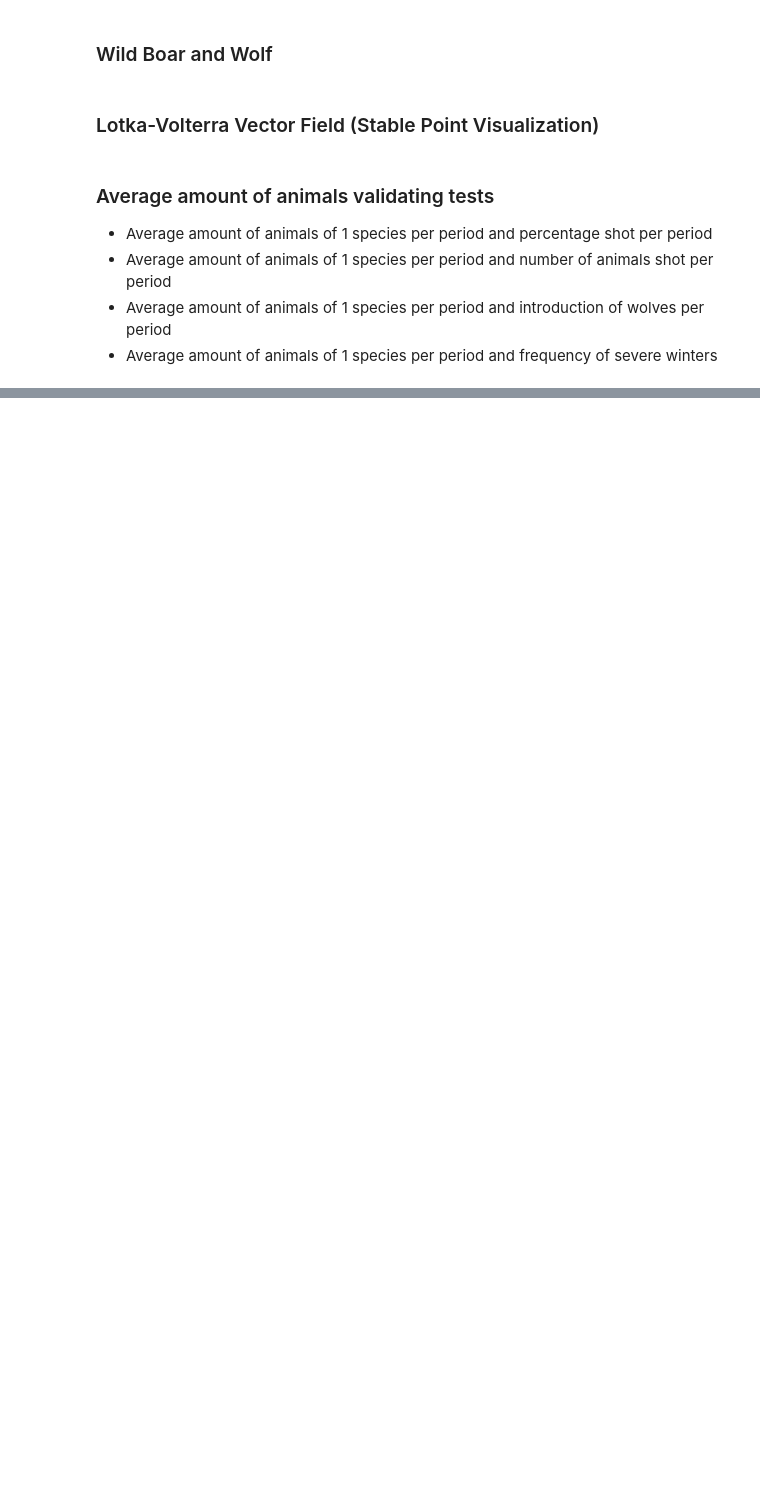
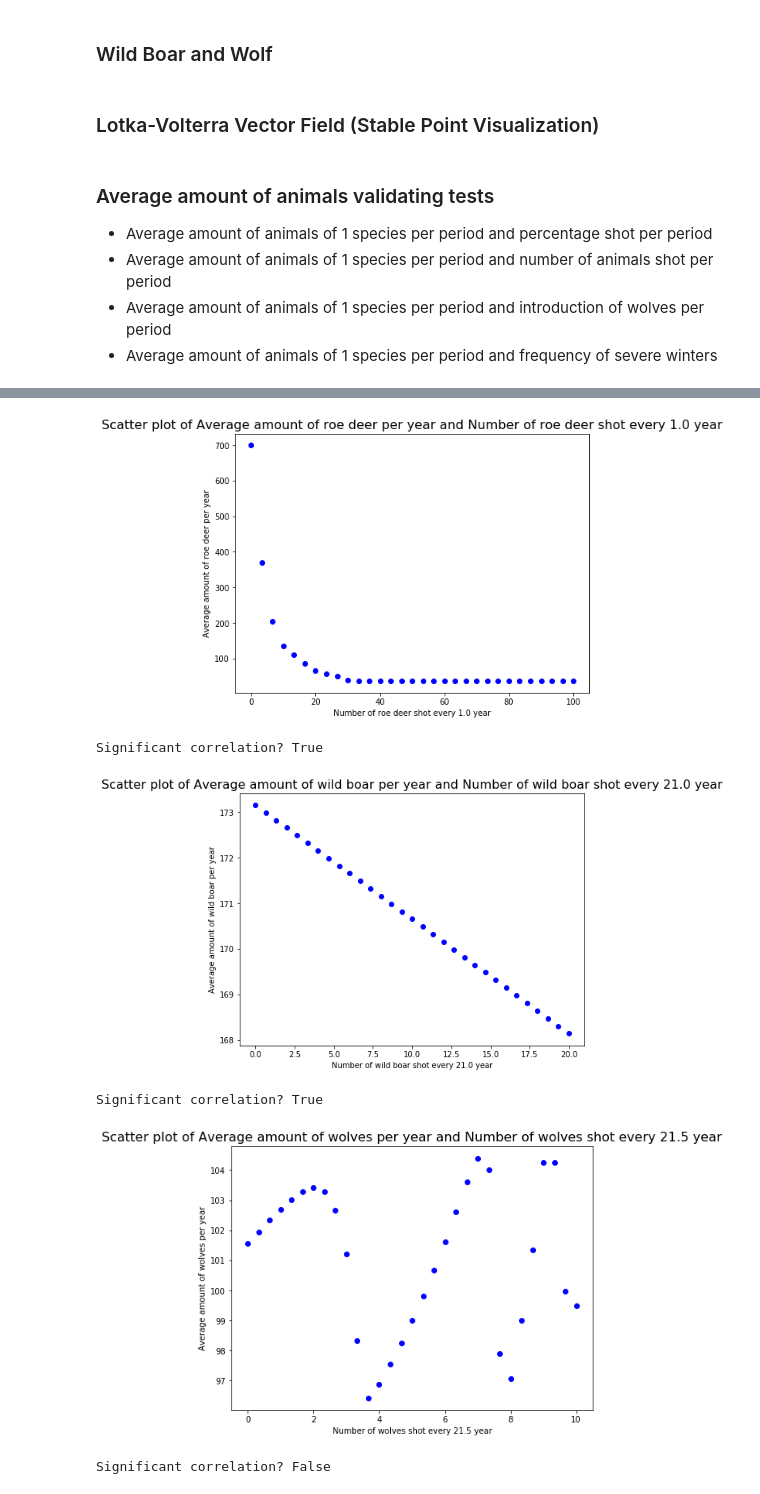
Before and after one commit to LvZut/Modeling-wolf-population-in-the-Netherlands, a Jupyter notebook: Lotka-Volterra test.ipynb, the cells around one changed output, grey strips where cells are left out. Cells and saved outputs as stored; diff of their text form; code cells hidden in the pictures; blank space fills up the shorter version.

```diff
--- a/Lotka-Volterra test.ipynb
+++ b/Lotka-Volterra test.ipynb
@@ -556,25 +590,37 @@ make_scatter_plot(per_w, res_w, 'Percentage wolves shot every %s year' % params[
 # %%
-params_num = [init_pred, init_prey1, init_prey12, step1, 1, 0, 'static', 'none', 'none', False]
+params_num = [init_pred, init_prey1, init_prey12, step1, 365.25, 0, 'static', 'none', 'none', False, False]
 
 # Make data points for the different species.
 period_deer = params_num[4]
 num_r, num_res_r = avg_animals_integrate(1, 0, 100, 30, params_num, t, type='num') # Roe deer
 params_num[6] = 'none'
 params_num[7] = 'static'
-params_num[4] = 21
+params_num[4] = 21*365.25
 period_boar = params_num[4]
 num_b, num_res_b = avg_animals_integrate(2, 0, 20, 30, params_num, t, type='num') # Wild boar
 params_num[7] = 'none'
 params_num[8] = 'static'
-params_num[4] = 21.5
+params_num[4] = 21.5*365.25
 num_w, num_res_w = avg_animals_integrate(0, 0, 10, 30, params_num, t, type='num') # Wolves
 
 # Make scatter plots for the different species.
-make_scatter_plot(num_r, num_res_r, 'Number of roe deer shot every %s year' % period_deer,
+make_scatter_plot(num_r, num_res_r, 'Number of roe deer shot every %s year' % str(period_deer/365.25),
                   'Average amount of roe deer per year')
-make_scatter_plot(num_b, num_res_b, 'Number of wild boar shot every %s year' % period_boar,
+print('Significant correlation? %s' % test_significance(num_res_r[1:], num_res_r[0]))
+
+make_scatter_plot(num_b, num_res_b, 'Number of wild boar shot every %s year' % str(period_boar/365.25),
                   'Average amount of wild boar per year')
-make_scatter_plot(num_w, num_res_w, 'Number of wolves shot every %s year' % params_num[4],
+print('Significant correlation? %s' % test_significance(num_res_b[1:], num_res_b[0]))
+
+make_scatter_plot(num_w, num_res_w, 'Number of wolves shot every %s year' % str(params_num[4]/365.25),
                   'Average amount of wolves per year')
+print('Significant correlation? %s' % test_significance(num_res_w[1:], num_res_w[0]))
+# %% [output]
+[figure, added]
+Significant correlation? True
+[figure, added]
+Significant correlation? True
+[figure, added]
+Significant correlation? False
 # %%
 # Average amount of animals and percentage of wolves introduced
```
Also changed, not shown: parts of 10 cells of this notebook.
